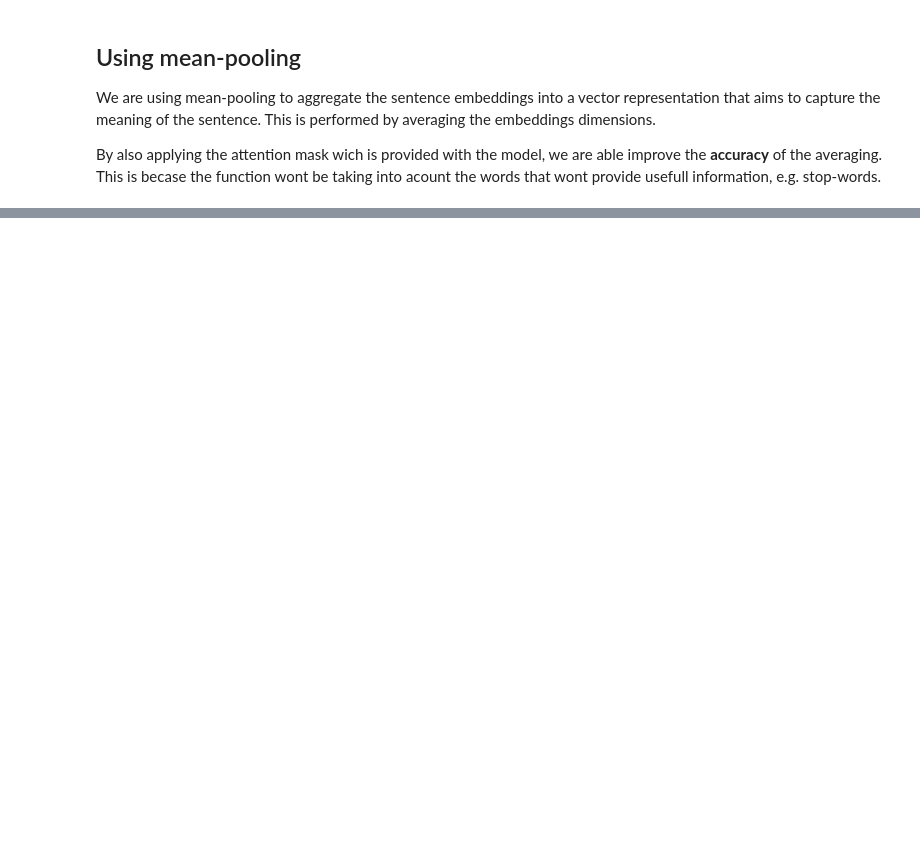
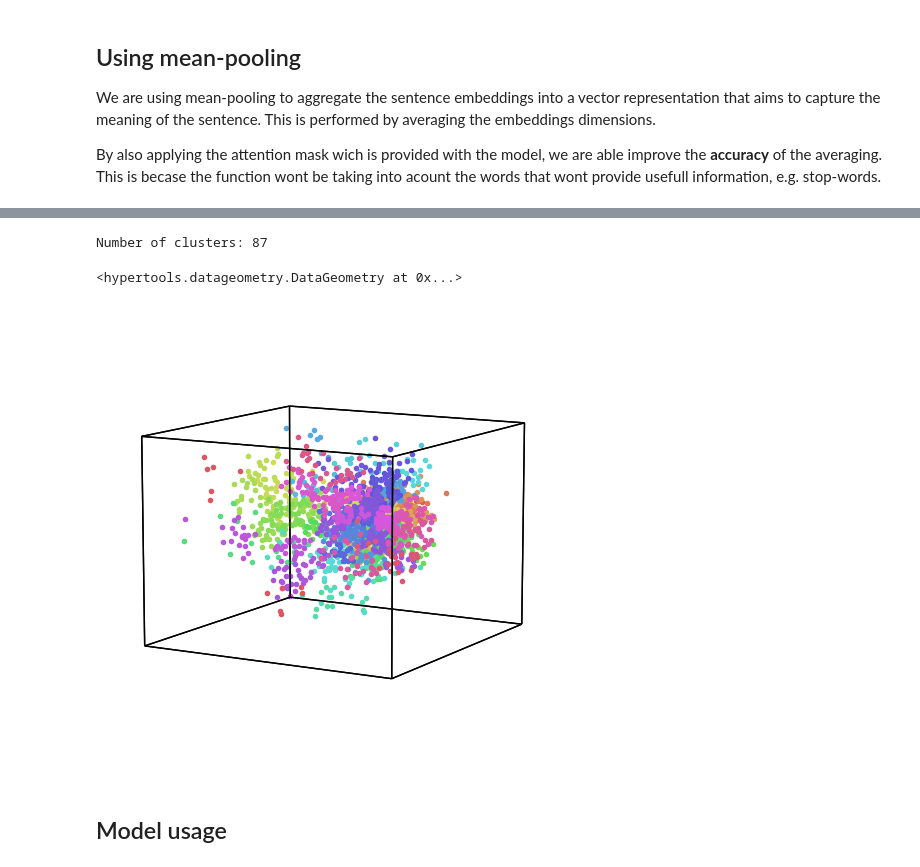
Before and after one commit to adamzki99/nlp-zlatan, a Jupyter notebook: nlp_zlatan.ipynb, the cells around one changed output, grey strips where cells are left out. Cells and saved outputs as stored; diff of their text form; code cells hidden in the pictures; blank space fills up the shorter version.

Commit message:
A improved data extraction methodology, and add data visualization.

```diff
--- a/nlp_zlatan.ipynb
+++ b/nlp_zlatan.ipynb
@@ -122,13 +89,3 @@ import torch.nn.functional as F
 # Load model from HuggingFace Hub
 tokenizer = AutoTokenizer.from_pretrained('sentence-transformers/all-MiniLM-L6-v2')
 model = AutoModel.from_pretrained('sentence-transformers/all-MiniLM-L6-v2')
-# %%
-sentences = []
-
-for i, pair in enumerate(conversation_pairs[:1000]):
-
-  sentences.append([pair['apprentice'], pair['wizard']])
-
-
-# Tokenize sentences
-encoded_input = tokenizer(sentences, padding=True, truncation=True, return_tensors='pt')
@@ -140,10 +132,3 @@ device(type='cuda')
-# %%
-# Compute token embeddings
-model.to(device)
-encoded_input.to(device)
-
-with torch.no_grad():
-    model_output = model(**encoded_input)
 # %% [markdown]
 ## Using mean-pooling
 
@@ -164,0 +144,18 @@ sentence_embeddings = F.normalize(sentence_embeddings, p=2, dim=1)
+# %%
+def perform_embedding(documents:list, device, model):
+
+  encoded_documents = tokenizer(documents, padding=True, truncation=True, return_tensors='pt')
+
+  encoded_documents.to(device)
+  with torch.no_grad():
+      model_output_documents = model(**encoded_documents)
+
+  # Perform pooling
+  embedding = mean_pooling(model_output_documents, encoded_documents['attention_mask'])
+
+  # Normalize embedding
+  #embedding = F.normalize(model_output_message, p=2, dim=1)
+
+  return embedding
+# %%
+sentence_embeddings = perform_embedding(documents = selected_sentences, device = device, model = model)
@@ -165,3 +184,17 @@ sentence_embeddings = F.normalize(sentence_embeddings, p=2, dim=1)
+# %%
+import hypertools as hyp
+
+n_clusters = len(set(selected_conversation_topics))
+
+print("Number of clusters:", n_clusters)
+
+hyp.plot(sentence_embeddings.cpu().detach().numpy(), '.', n_clusters = n_clusters)
+# %% [output]
+Number of clusters: 87
+<hypertools.datageometry.DataGeometry at 0x...>
+[figure, added]
+# %% [markdown]
+## Model usage
 # %%
 %pip install hnswlib
 # %% [output]
```
Also changed, not shown: parts of 17 cells of this notebook.
